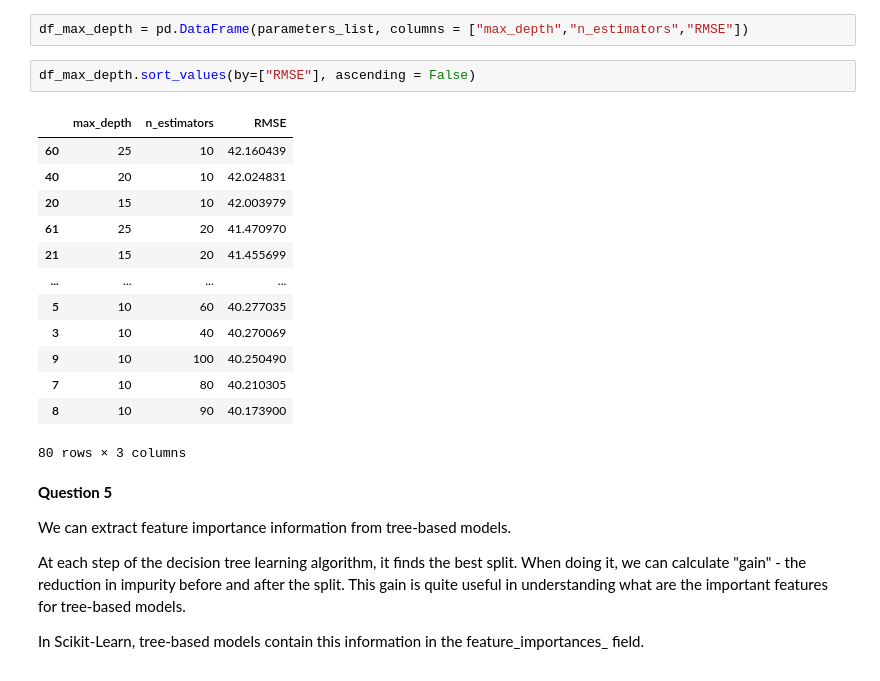
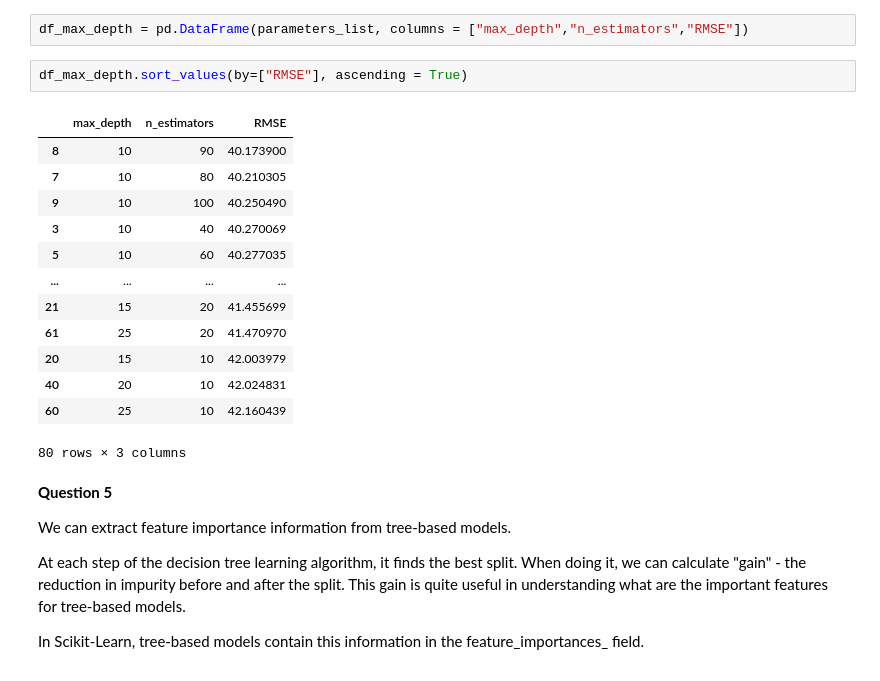
Before and after one commit to f-kuzey-edes-huyal/ml_zoomcamp_2024, a Jupyter notebook: 06_tree/hw6_october31.ipynb, the cells around one changed output. Saved outputs shown, nothing was run; the diff lists cells and outputs as text.

```diff
--- a/06_tree/hw6_october31.ipynb
+++ b/06_tree/hw6_october31.ipynb
@@ -217,20 +217,20 @@ for m_dept in [10, 15, 20, 25]:
 # %%
 df_max_depth = pd.DataFrame(parameters_list, columns = ["max_depth","n_estimators","RMSE"])
 # %%
-df_max_depth.sort_values(by=["RMSE"], ascending = False)
+df_max_depth.sort_values(by=["RMSE"], ascending = True)
 # %% [output]
 |  | max_depth | n_estimators | RMSE |
+| 8 | 10 | 90 | 40.173900 |
+| 7 | 10 | 80 | 40.210305 |
+| 9 | 10 | 100 | 40.250490 |
+| 3 | 10 | 40 | 40.270069 |
+| 5 | 10 | 60 | 40.277035 |
+| ... | ... | ... | ... |
+| 21 | 15 | 20 | 41.455699 |
+| 61 | 25 | 20 | 41.470970 |
+| 20 | 15 | 10 | 42.003979 |
+| 40 | 20 | 10 | 42.024831 |
 | 60 | 25 | 10 | 42.160439 |
-| 40 | 20 | 10 | 42.024831 |
-| 20 | 15 | 10 | 42.003979 |
-| 61 | 25 | 20 | 41.470970 |
-| 21 | 15 | 20 | 41.455699 |
-| ... | ... | ... | ... |
-| 5 | 10 | 60 | 40.277035 |
-| 3 | 10 | 40 | 40.270069 |
-| 9 | 10 | 100 | 40.250490 |
-| 7 | 10 | 80 | 40.210305 |
-| 8 | 10 | 90 | 40.173900 |
 80 rows × 3 columns
 # %% [markdown]
 __Question 5__
```
Also changed, not shown: parts of 1 cell of this notebook.
